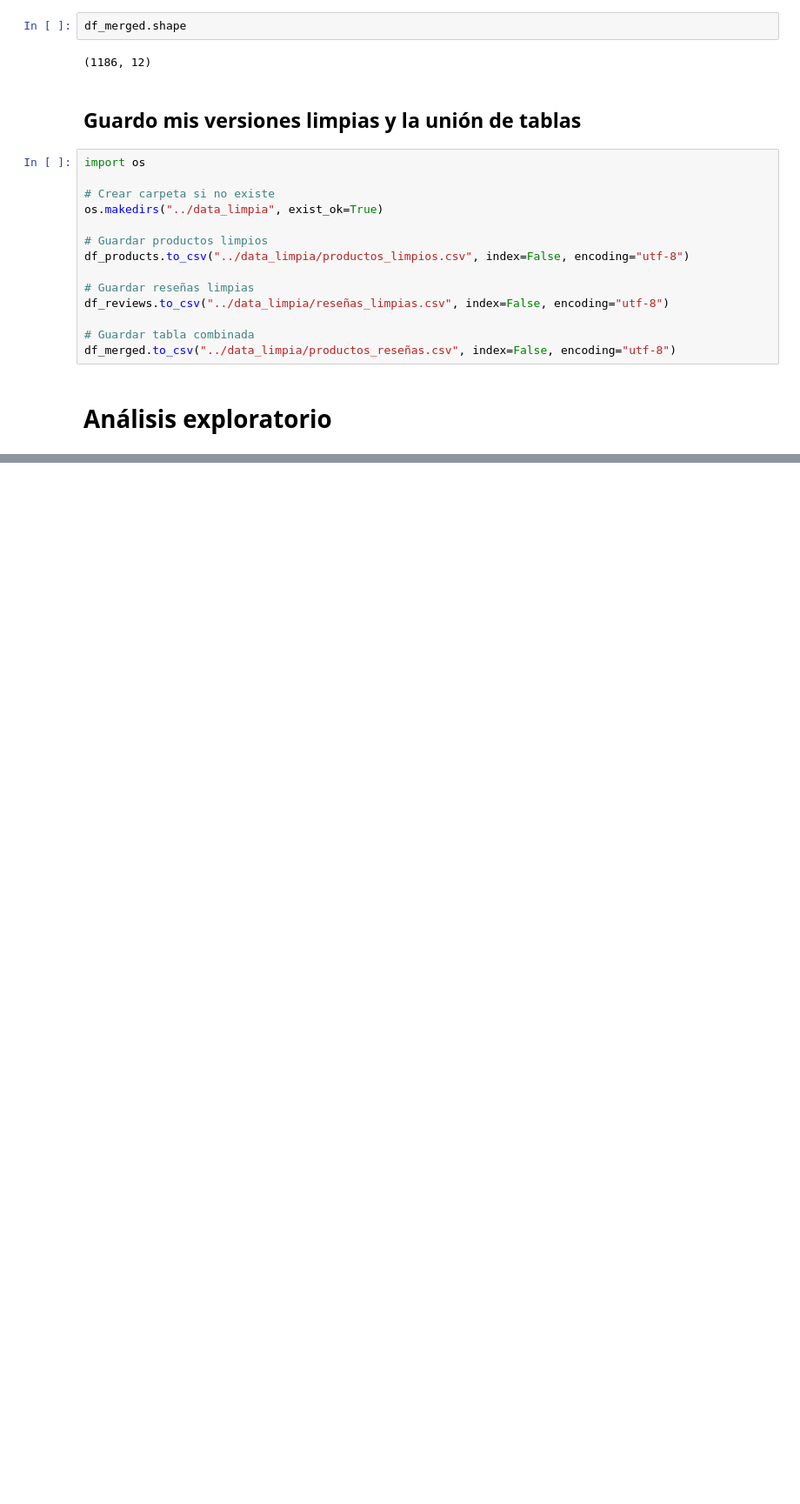
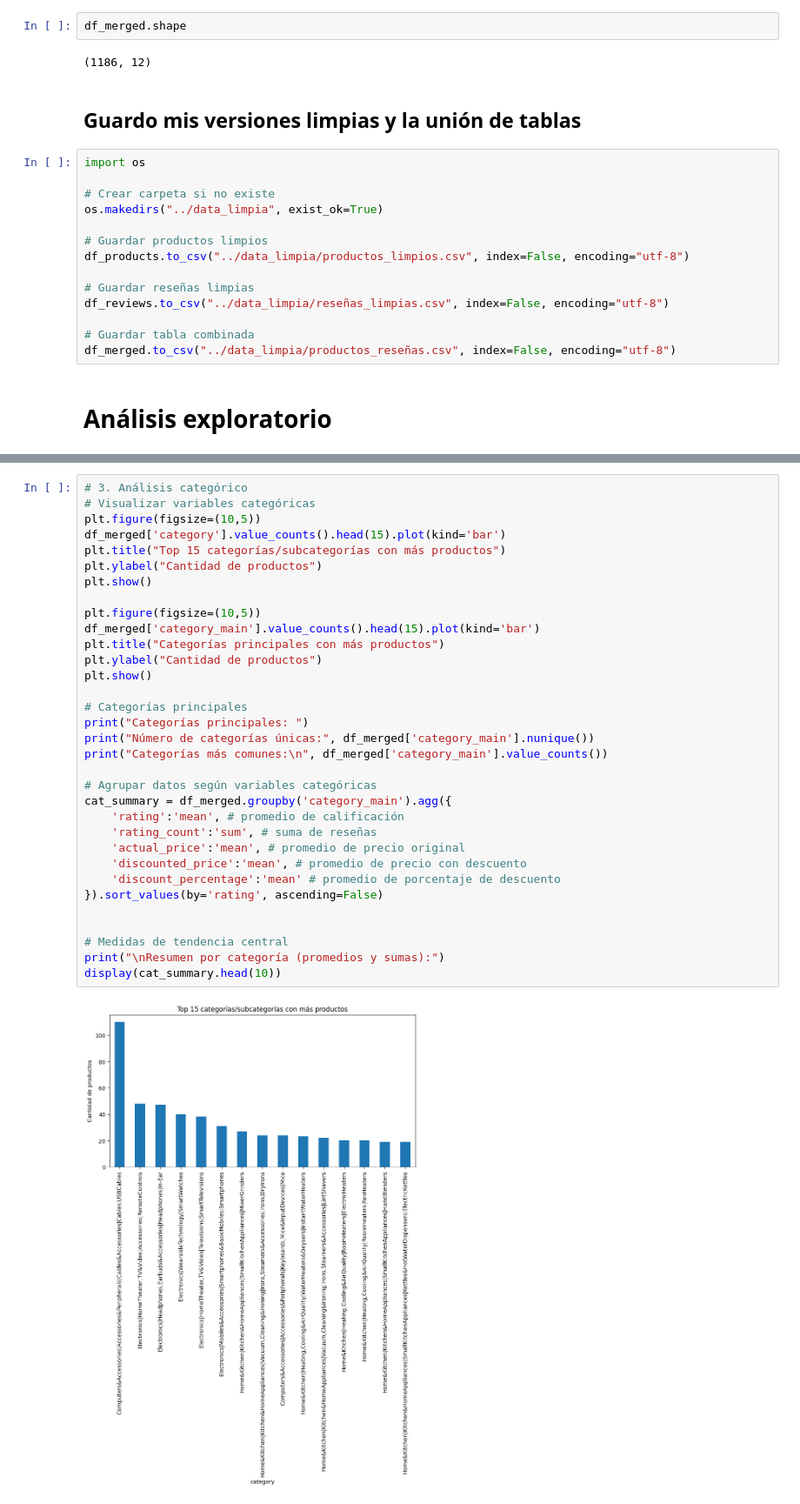
Before and after one commit to Blangis/DataLab-Amazon-dataset, a Jupyter notebook: notebooks/amazon.ipynb, the cells around one changed output, grey strips where cells are left out. Shown at 87% size. Drawn from its saved outputs; the diff is of its cells as text; blank space fills up the shorter version.

Commit message:
Nuevos diagramas

```diff
--- a/notebooks/amazon.ipynb
+++ b/notebooks/amazon.ipynb
@@ -912,0 +848,35 @@ Top 10 productos mejor calificados (solo con reseñas):
+# %%
+# 3. Análisis categórico
+# Visualizar variables categóricas
+plt.figure(figsize=(10,5))
+df_merged['category'].value_counts().head(15).plot(kind='bar')
+plt.title("Top 15 categorías/subcategorías con más productos")
+plt.ylabel("Cantidad de productos")
+plt.show()
+
+plt.figure(figsize=(10,5))
+df_merged['category_main'].value_counts().head(15).plot(kind='bar')
+plt.title("Categorías principales con más productos")
+plt.ylabel("Cantidad de productos")
+plt.show()
+
+# Categorías principales
+print("Categorías principales: ")
+print("Número de categorías únicas:", df_merged['category_main'].nunique())
+print("Categorías más comunes:\n", df_merged['category_main'].value_counts())
+
+# Agrupar datos según variables categóricas
+cat_summary = df_merged.groupby('category_main').agg({
+    'rating':'mean', # promedio de calificación
+    'rating_count':'sum', # suma de reseñas
+    'actual_price':'mean', # promedio de precio original
+    'discounted_price':'mean', # promedio de precio con descuento
+    'discount_percentage':'mean' # promedio de porcentaje de descuento
+}).sort_values(by='rating', ascending=False)
+
+
+# Medidas de tendencia central
+print("\nResumen por categoría (promedios y sumas):")
+display(cat_summary.head(10))
+# %% [output]
+[figure, added]
```
Also changed, not shown: parts of 12 cells of this notebook.
